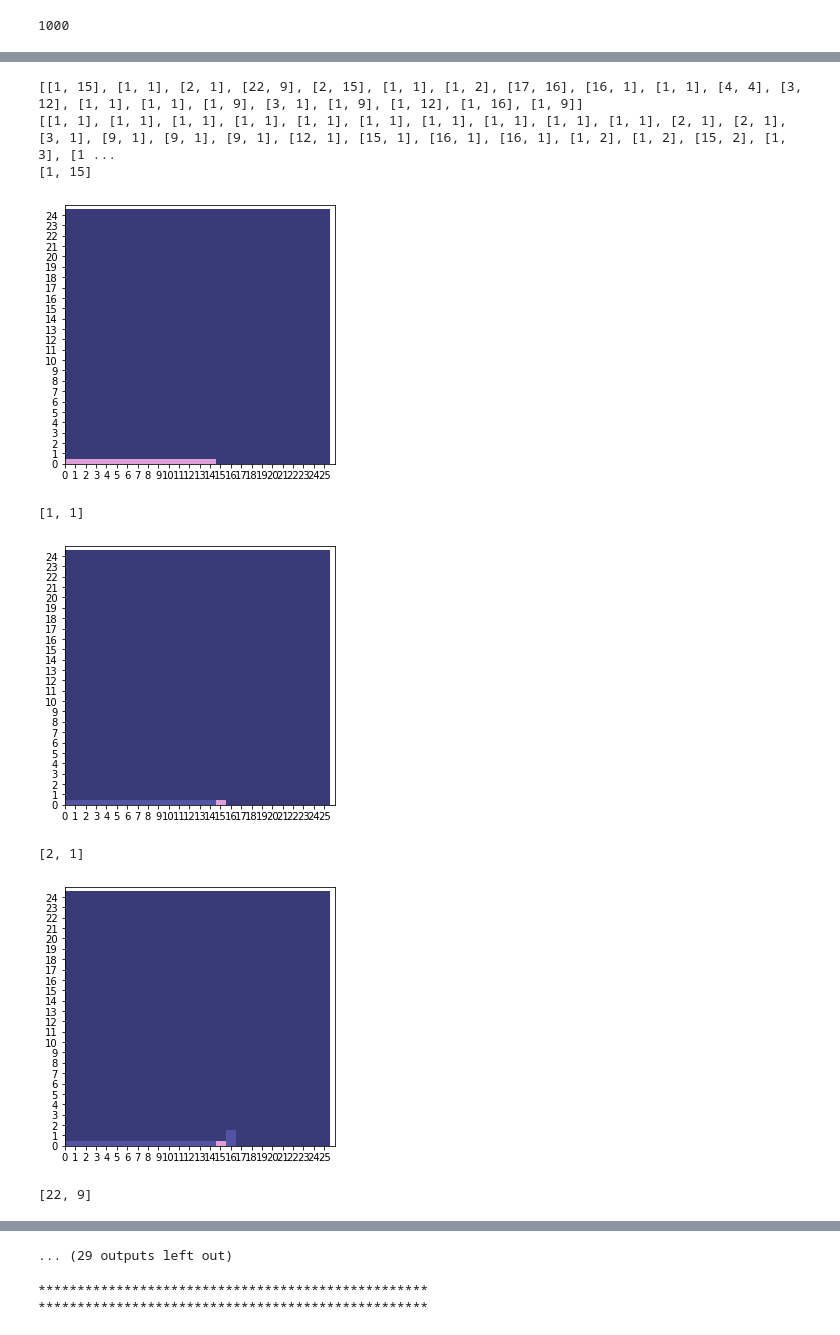
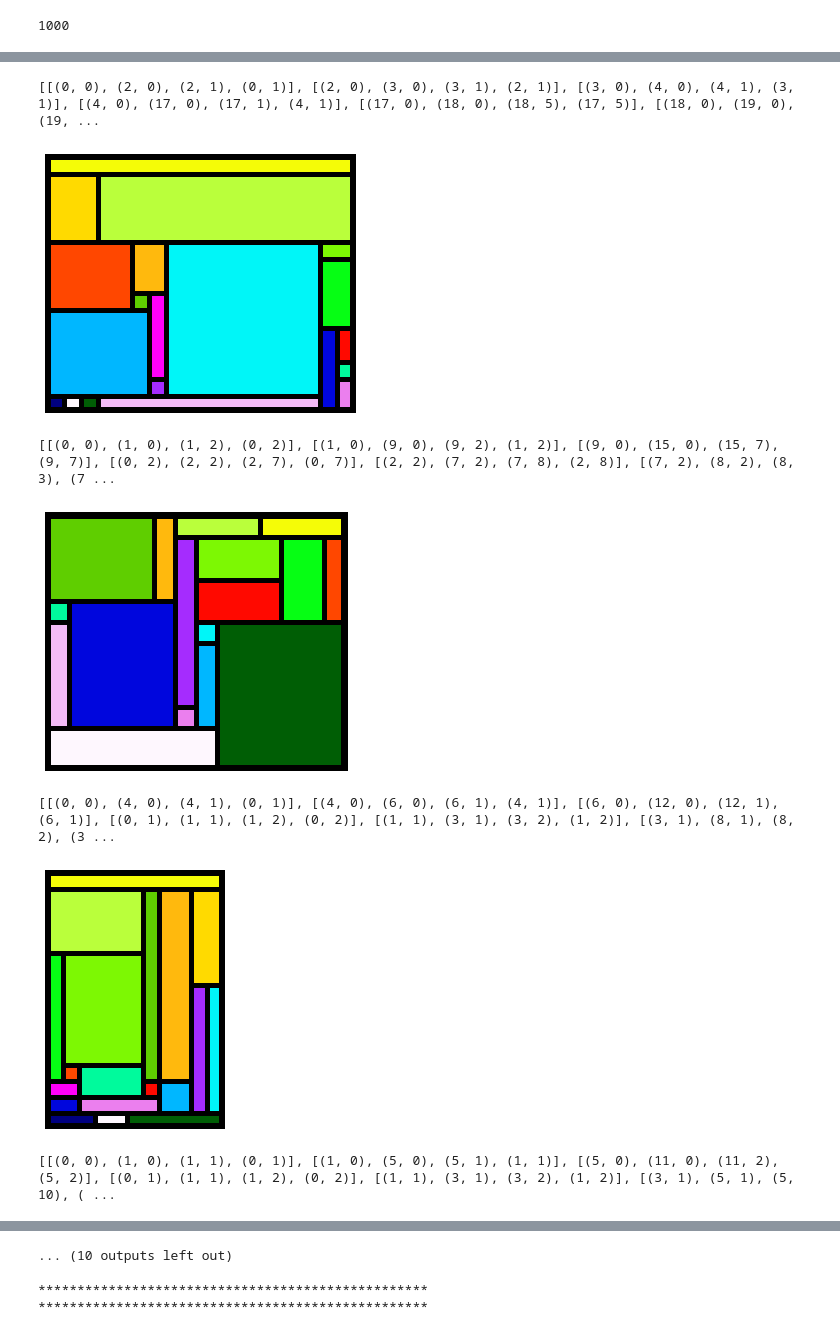
Before and after one commit to igorpejic/visapi, a Jupyter notebook: analsysis.ipynb, the cells around one changed output, grey strips where cells are left out. Saved outputs shown, nothing was run; the diff lists cells and outputs as text; code cells hidden in the pictures.

```diff
--- a/analsysis.ipynb
+++ b/analsysis.ipynb
@@ -137,30 +161,41 @@ visualize_problem(10, 10)
 # %%
 import datetime, json
 from solution_checker import SolutionChecker
-problem = Result.objects.filter(created_on__gte=datetime.datetime(2020, 3, 4), solution_found=True, score=0, n_tiles=20)[0]
+problems = Result.objects.filter(created_on__gte=datetime.datetime(2020, 3, 4), solution_found=True, score=0, n_tiles=20, problem_generator='guillotine')
+seen = set()
+for problem in problems[:20]:
+    if (problem.cols, problem.rows) in seen:
+        continue
+    else:
+        seen.add((problem.cols, problem.rows))
+    try:
+        visualize_problem_from_tiles(problem)
+    except:
+        pass
 def visualize_problem_from_tiles(problem):
     grid = np.zeros((problem.rows, problem.cols))
     tiles = json.loads(problem.solution_tiles_order)
     color_o, color_e = 1, 20
+    lines = []
     for i, tile in enumerate(tiles):
         if i % 2 == 0:
             color = color_o
             color_o += 1
         else:
             color = color_e
             color_e -= 1
         next_lfb = SolutionChecker.get_next_lfb_on_grid(grid)
         success, grid = SolutionChecker.place_element_on_grid_given_grid(
             tile, next_lfb, color, grid, problem.cols, problem.rows)
-    visualize_grid(grid, problem.rows, problem.cols)
+        y, x = next_lfb
+        lines.append([(x, y), (x+tile[1], y), (x + tile[1], y + tile[0]), (x, y+tile[0])])
+    visualize_grid(grid, problem.rows, problem.cols, lines)
 visualize_problem_from_tiles(problem)
 # %% [output]
-[[1, 15], [1, 1], [2, 1], [22, 9], [2, 15], [1, 1], [1, 2], [17, 16], [16, 1], [1, 1], [4, 4], [3, 12], [1, 1], [1, 1], [1, 9], [3, 1], [1, 9], [1, 12], [1, 16], [1, 9]]
-[[1, 1], [1, 1], [1, 1], [1, 1], [1, 1], [1, 1], [1, 1], [1, 1], [1, 1], [1, 1], [2, 1], [2, 1], [3, 1], [9, 1], [9, 1], [9, 1], [12, 1], [15, 1], [16, 1], [16, 1], [1, 2], [1, 2], [15, 2], [1, 3], [1 ...
-[1, 15]
+[[(0, 0), (2, 0), (2, 1), (0, 1)], [(2, 0), (3, 0), (3, 1), (2, 1)], [(3, 0), (4, 0), (4, 1), (3, 1)], [(4, 0), (17, 0), (17, 1), (4, 1)], [(17, 0), (18, 0), (18, 5), (17, 5)], [(18, 0), (19, 0), (19, ...
-[figure, old version]
+[figure, new version]
-[1, 1]
+[[(0, 0), (1, 0), (1, 2), (0, 2)], [(1, 0), (9, 0), (9, 2), (1, 2)], [(9, 0), (15, 0), (15, 7), (9, 7)], [(0, 2), (2, 2), (2, 7), (0, 7)], [(2, 2), (7, 2), (7, 8), (2, 8)], [(7, 2), (8, 2), (8, 3), (7 ...
-[figure, old version]
+[figure, new version]
-[2, 1]
+[[(0, 0), (4, 0), (4, 1), (0, 1)], [(4, 0), (6, 0), (6, 1), (4, 1)], [(6, 0), (12, 0), (12, 1), (6, 1)], [(0, 1), (1, 1), (1, 2), (0, 2)], [(1, 1), (3, 1), (3, 2), (1, 2)], [(3, 1), (8, 1), (8, 2), (3 ...
-[figure, old version]
+[figure, new version]
-[22, 9]
+[[(0, 0), (1, 0), (1, 1), (0, 1)], [(1, 0), (5, 0), (5, 1), (1, 1)], [(5, 0), (11, 0), (11, 2), (5, 2)], [(0, 1), (1, 1), (1, 2), (0, 2)], [(1, 1), (3, 1), (3, 2), (1, 2)], [(3, 1), (5, 1), (5, 10), ( ...
@@ -172,4 +207,4 @@ visualize_problem_from_tiles(problem)
-... (29 outputs left out)
+... (10 outputs left out)
 # %%
 import json
 from solution_checker import SolutionChecker
```
Also changed, not shown: parts of 3 cells of this notebook, 7 other files.
